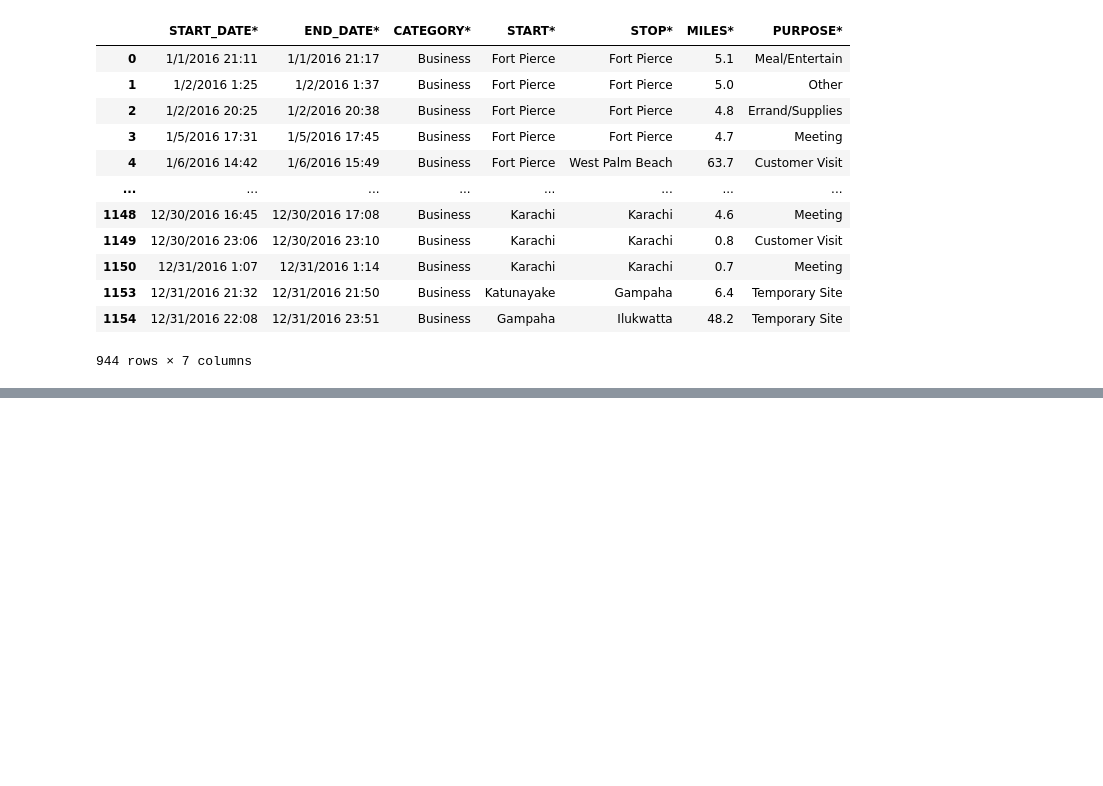
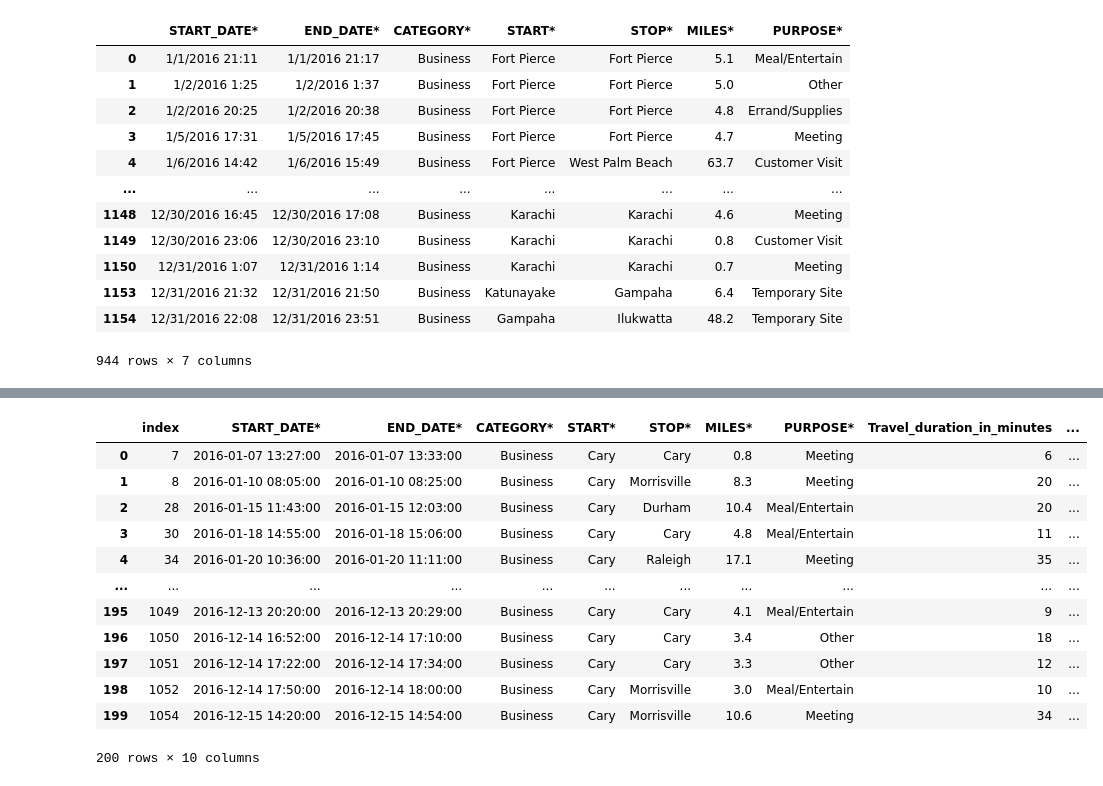
Before and after one commit to Narendra-bot07/COE, a Jupyter notebook: DA.ipynb, the cells around one changed output, grey strips where cells are left out. Drawn from its saved outputs; the diff is of its cells as text; code cells hidden in the pictures; blank space fills up the shorter version.

```diff
--- a/DA.ipynb
+++ b/DA.ipynb
@@ -735,0 +690,2 @@ df
+# %%
+filtered = df[(df['START_DATE*'].dt.year==2016) & (df['START*']=='Cary')]
@@ -735,0 +738,18 @@ df
+# %%
+filtered.reset_index(inplace=True,drop=True)
+# %%
+filtered
+# %% [output]
+|  | index | START_DATE* | END_DATE* | CATEGORY* | START* | STOP* | MILES* | PURPOSE* | Travel_duration_in_minutes | ... |
+| 0 | 7 | 2016-01-07 13:27:00 | 2016-01-07 13:33:00 | Business | Cary | Cary | 0.8 | Meeting | 6 | ... |
+| 1 | 8 | 2016-01-10 08:05:00 | 2016-01-10 08:25:00 | Business | Cary | Morrisville | 8.3 | Meeting | 20 | ... |
+| 2 | 28 | 2016-01-15 11:43:00 | 2016-01-15 12:03:00 | Business | Cary | Durham | 10.4 | Meal/Entertain | 20 | ... |
+| 3 | 30 | 2016-01-18 14:55:00 | 2016-01-18 15:06:00 | Business | Cary | Cary | 4.8 | Meal/Entertain | 11 | ... |
+| 4 | 34 | 2016-01-20 10:36:00 | 2016-01-20 11:11:00 | Business | Cary | Raleigh | 17.1 | Meeting | 35 | ... |
+| ... | ... | ... | ... | ... | ... | ... | ... | ... | ... | ... |
+| 195 | 1049 | 2016-12-13 20:20:00 | 2016-12-13 20:29:00 | Business | Cary | Cary | 4.1 | Meal/Entertain | 9 | ... |
+| 196 | 1050 | 2016-12-14 16:52:00 | 2016-12-14 17:10:00 | Business | Cary | Cary | 3.4 | Other | 18 | ... |
+| 197 | 1051 | 2016-12-14 17:22:00 | 2016-12-14 17:34:00 | Business | Cary | Cary | 3.3 | Other | 12 | ... |
+| 198 | 1052 | 2016-12-14 17:50:00 | 2016-12-14 18:00:00 | Business | Cary | Morrisville | 3.0 | Meal/Entertain | 10 | ... |
+| 199 | 1054 | 2016-12-15 14:20:00 | 2016-12-15 14:54:00 | Business | Cary | Morrisville | 10.6 | Meeting | 34 | ... |
+200 rows × 10 columns
```
Also changed, not shown: parts of 93 cells of this notebook, 1 other file.
